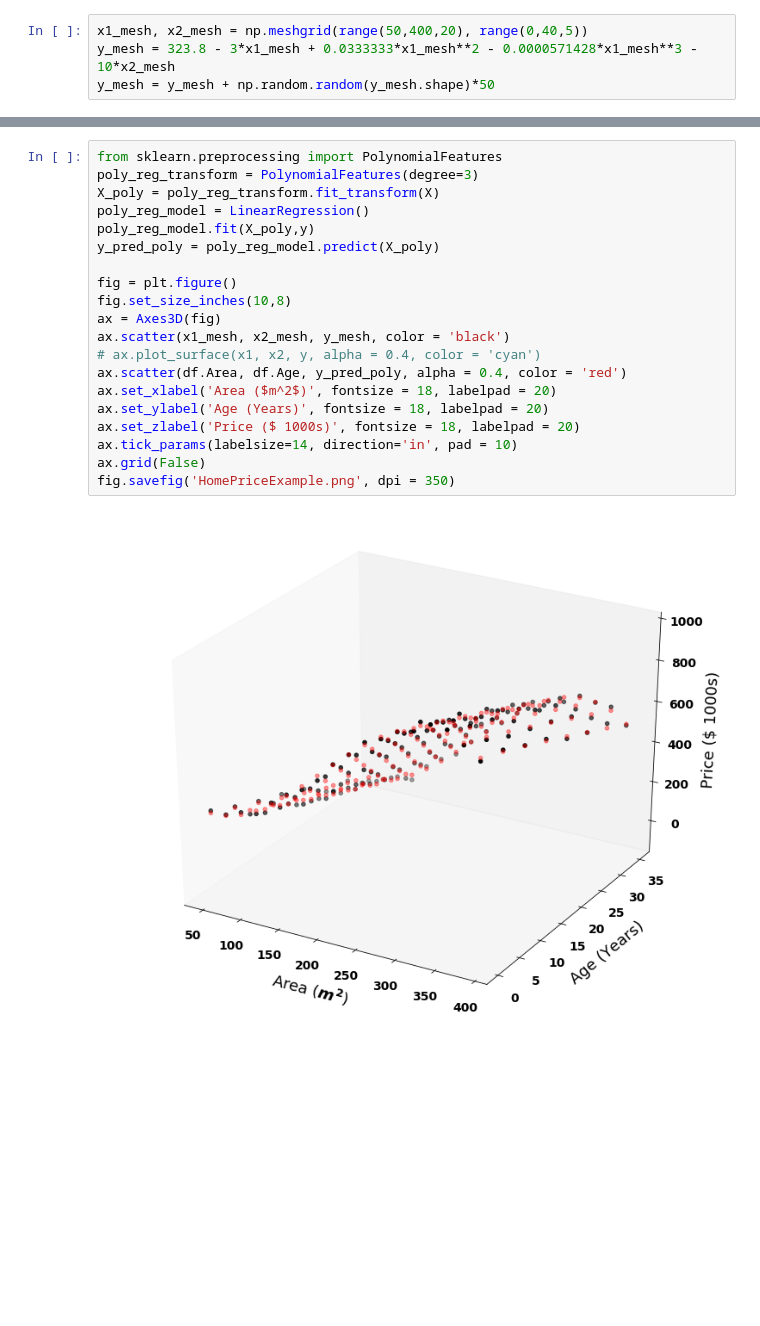
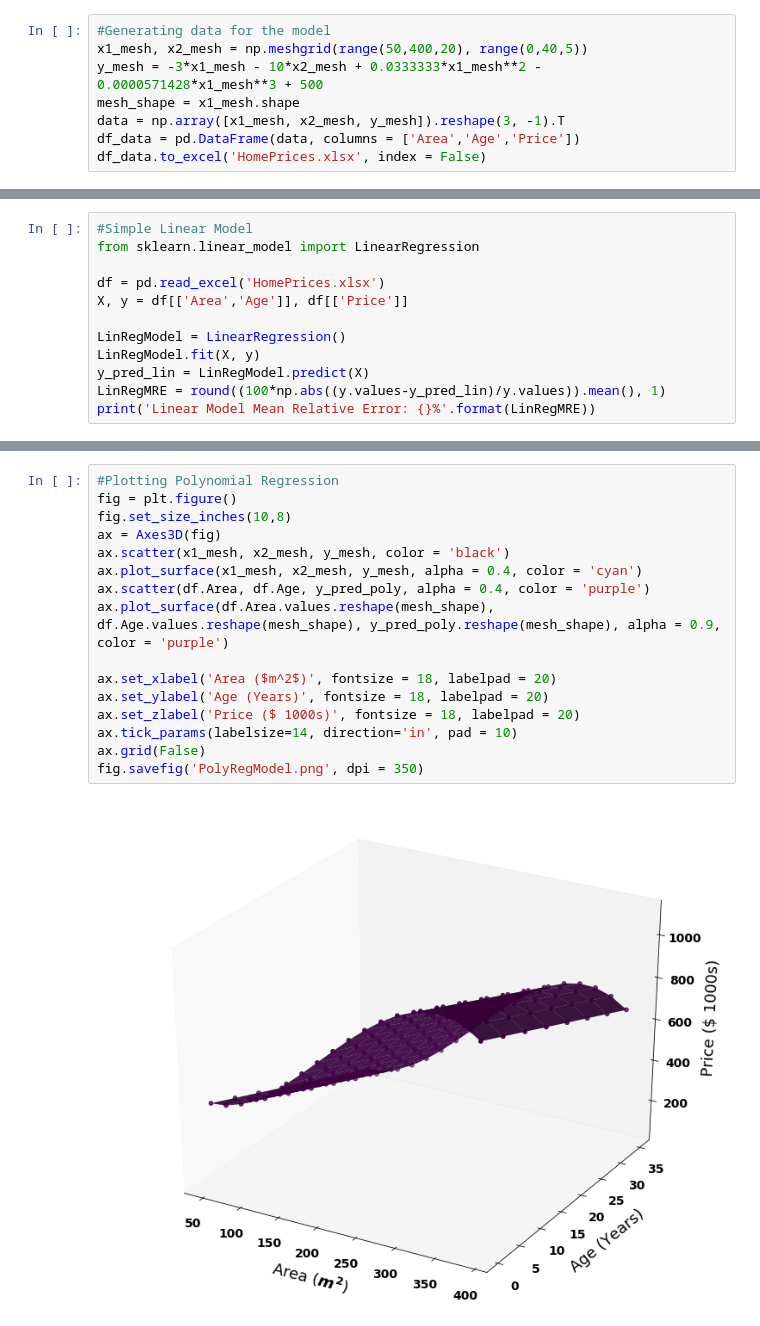
Before and after one commit to kuzmicni/Medium-Posts, a Jupyter notebook: PolyRegInPython.ipynb, the cells around one changed output, grey strips where cells are left out. Drawn from its saved outputs; the diff is of its cells as text; blank space fills up the shorter version.

```diff
--- a/PolyRegInPython.ipynb
+++ b/PolyRegInPython.ipynb
@@ -15,5 +6,9 @@ array([-5.71428571e-05,  3.33333333e-02, -3.00000000e+00,  3.23809524e+02])
 # %%
+#Generating data for the model
 x1_mesh, x2_mesh = np.meshgrid(range(50,400,20), range(0,40,5))
-y_mesh = 323.8 - 3*x1_mesh + 0.0333333*x1_mesh**2 - 0.0000571428*x1_mesh**3 - 10*x2_mesh
-y_mesh = y_mesh + np.random.random(y_mesh.shape)*50
+y_mesh = -3*x1_mesh - 10*x2_mesh + 0.0333333*x1_mesh**2 - 0.0000571428*x1_mesh**3 + 500
+mesh_shape = x1_mesh.shape
+data = np.array([x1_mesh, x2_mesh, y_mesh]).reshape(3, -1).T
+df_data = pd.DataFrame(data, columns = ['Area','Age','Price'])
+df_data.to_excel('HomePrices.xlsx', index = False)
 # %%
@@ -53,0 +34,12 @@ y_pred = LinRegModel.predict(X)
+# %%
+#Simple Linear Model
+from sklearn.linear_model import LinearRegression
+
+df = pd.read_excel('HomePrices.xlsx')
+X, y = df[['Area','Age']], df[['Price']]
+
+LinRegModel = LinearRegression()
+LinRegModel.fit(X, y)
+y_pred_lin = LinRegModel.predict(X)
+LinRegMRE = round((100*np.abs((y.values-y_pred_lin)/y.values)).mean(), 1)
+print('Linear Model Mean Relative Error: {}%'.format(LinRegMRE))
@@ -69,25 +87,21 @@ fig.savefig('HomePriceExample.png', dpi = 350)
 # %%
-from sklearn.preprocessing import PolynomialFeatures
-poly_reg_transform = PolynomialFeatures(degree=3)
-X_poly = poly_reg_transform.fit_transform(X)
-poly_reg_model = LinearRegression()
-poly_reg_model.fit(X_poly,y)
-y_pred_poly = poly_reg_model.predict(X_poly)
-
+#Plotting Polynomial Regression
 fig = plt.figure()
 fig.set_size_inches(10,8)
 ax = Axes3D(fig)
 ax.scatter(x1_mesh, x2_mesh, y_mesh, color = 'black')
-# ax.plot_surface(x1, x2, y, alpha = 0.4, color = 'cyan')
-ax.scatter(df.Area, df.Age, y_pred_poly, alpha = 0.4, color = 'red')
+ax.plot_surface(x1_mesh, x2_mesh, y_mesh, alpha = 0.4, color = 'cyan')
+ax.scatter(df.Area, df.Age, y_pred_poly, alpha = 0.4, color = 'purple')
+ax.plot_surface(df.Area.values.reshape(mesh_shape), df.Age.values.reshape(mesh_shape), y_pred_poly.reshape(mesh_shape), alpha = 0.9, color = 'purple')
+
 ax.set_xlabel('Area ($m^2$)', fontsize = 18, labelpad = 20)
 ax.set_ylabel('Age (Years)', fontsize = 18, labelpad = 20)
 ax.set_zlabel('Price ($ 1000s)', fontsize = 18, labelpad = 20)
 ax.tick_params(labelsize=14, direction='in', pad = 10)
 ax.grid(False)
-fig.savefig('HomePriceExample.png', dpi = 350)
+fig.savefig('PolyRegModel.png', dpi = 350)
 # %% [output]
-[figure, old version]
+[figure, new version]
 # %%
 poly_reg_model.coef_
 # %% [output]
```
Also changed, not shown: parts of 14 cells of this notebook.
